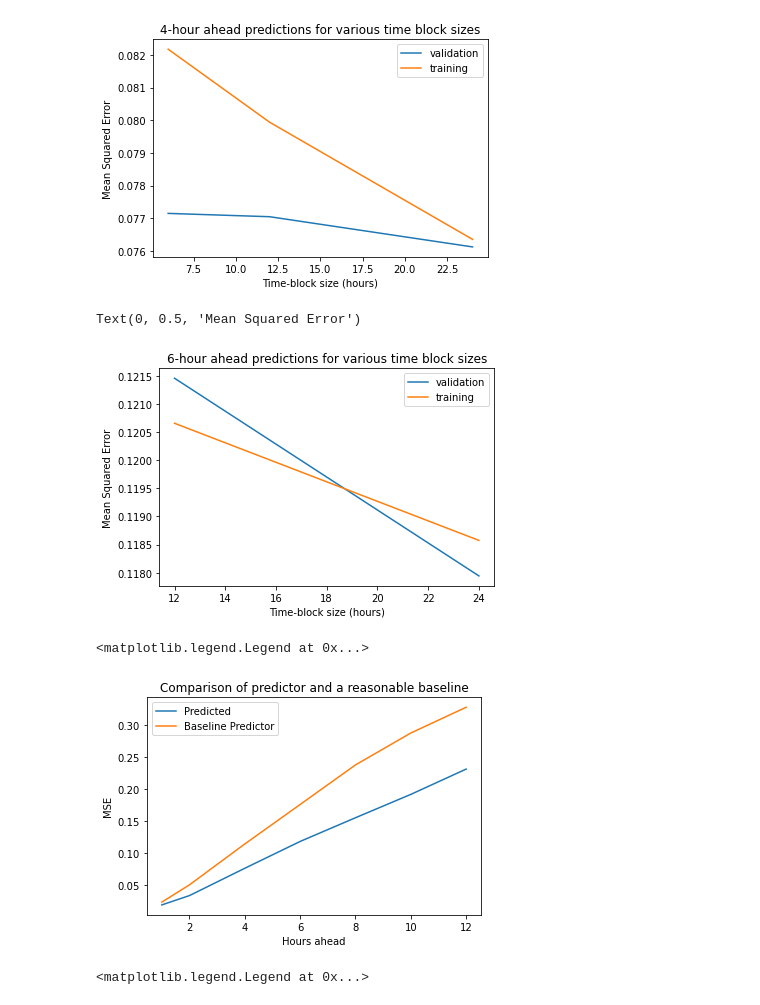
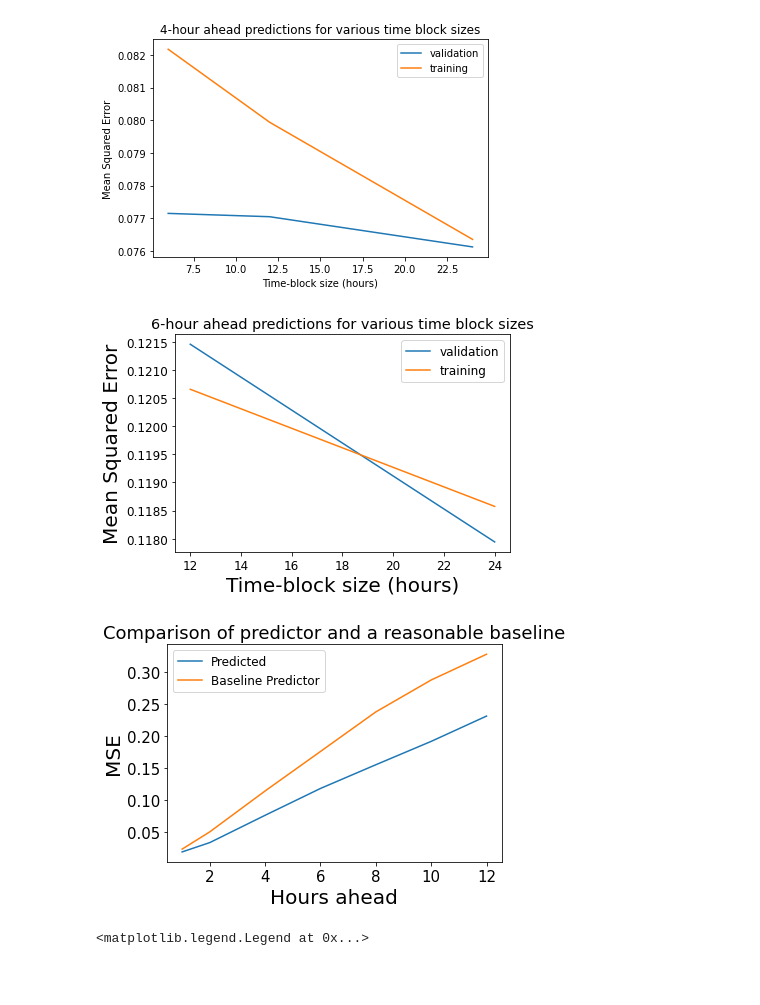
Before and after one commit to daltHub/machine_learning_project, a Jupyter notebook: time_series_regression.ipynb, the cells around one changed output. Saved outputs shown, nothing was run; the diff lists cells and outputs as text; code cells hidden in the pictures; blank space fills up the shorter version.

```diff
--- a/time_series_regression.ipynb
+++ b/time_series_regression.ipynb
@@ -273,4 +276,5 @@ plt.xlabel('Hours Ahead')
 plt.ylabel('Mean-Squared Error')
 plt.title('Predicting future wave height in 24-hour blocks')
 plt.legend()
+plt.rc('font', size=12)
 # %% [output]
@@ -322,4 +325,5 @@ plt.xlabel('Hours Ahead')
 plt.ylabel('Mean-Squared Error')
 plt.title('Predicting future wave height in 12-hour blocks')
 plt.legend()
+plt.rc('font', size=12)
 # %% [output]
@@ -427,4 +430,5 @@ plt.legend()
 plt.title('1-hour ahead predictions for various time block sizes')
 plt.xlabel('Time-block size (hours)')
 plt.ylabel('Mean Squared Error')
+plt.rc('font', size=12)
 # %% [output]
@@ -465,19 +468,19 @@ Text(0, 0.5, 'Mean Squared Error')
 # %%
 # 6 step predictions
 block_size = [24,12]
 mse = [mse24_6,mse12_6]
 mse_train = [mse24_6_train,mse12_6_train]
 
 plt.figure("6 hour predictions")
 plt.plot(block_size, mse, label = 'validation')
 plt.plot(block_size, mse_train, label = 'training')
 plt.legend()
 plt.title('6-hour ahead predictions for various time block sizes')
 plt.xlabel('Time-block size (hours)')
 plt.ylabel('Mean Squared Error')
+plt.rc('font', size=12)
 # %% [output]
-Text(0, 0.5, 'Mean Squared Error')
-[figure, old version]
+[figure, new version]
 # %%
 # comparison with a reasonable baseline
 # simply chooses previous waveheight
@@ -499,9 +502,9 @@ plt.title('Comparison of predictor and a reasonable baseline')
 plt.xlabel('Hours ahead')
 plt.ylabel('MSE')
 plt.legend()
+plt.rc('font', size=12)
 # %% [output]
-<matplotlib.legend.Legend at 0x...>
-[figure, old version]
+[figure, new version]
 # %%
 # plot predictions and values for each 24 hr block, 1hr version
 pred_array = preds24_1
```
Also changed, not shown: parts of 7 cells of this notebook, 1 other file.
